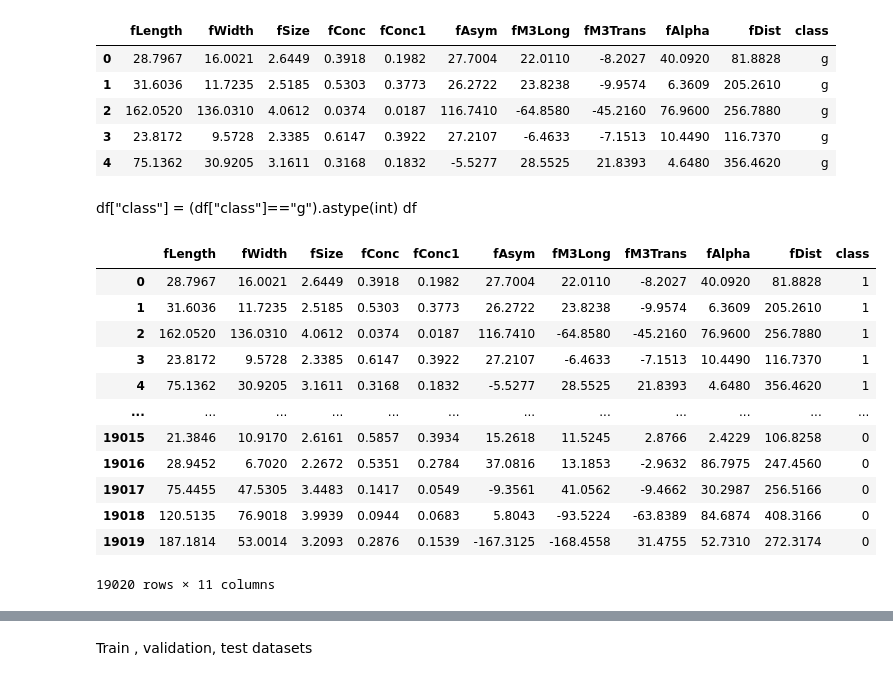
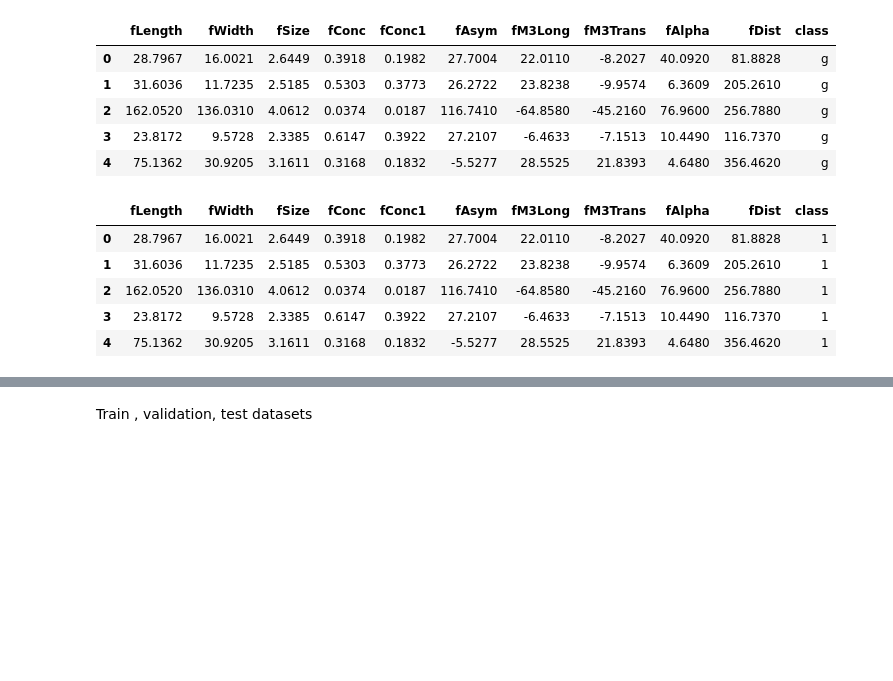
Before and after one commit to LuchithaP/Machine-Learning, a Jupyter notebook: GammaMagicTelescope.ipynb, the cells around one changed output, grey strips where cells are left out. Drawn from its saved outputs; the diff is of its cells as text; code cells hidden in the pictures; blank space fills up the shorter version.

```diff
--- a/GammaMagicTelescope.ipynb
+++ b/GammaMagicTelescope.ipynb
@@ -17,26 +18,16 @@ df.head()
 | 2 | 162.0520 | 136.0310 | 4.0612 | 0.0374 | 0.0187 | 116.7410 | -64.8580 | -45.2160 | 76.9600 | 256.7880 | g |
 | 3 | 23.8172 | 9.5728 | 2.3385 | 0.6147 | 0.3922 | 27.2107 | -6.4633 | -7.1513 | 10.4490 | 116.7370 | g |
 | 4 | 75.1362 | 30.9205 | 3.1611 | 0.3168 | 0.1832 | -5.5277 | 28.5525 | 21.8393 | 4.6480 | 356.4620 | g |
-# %% [markdown]
-df["class"] = (df["class"]=="g").astype(int)
-df
 # %%
 df["class"] = (df["class"] == "g").astype(int)
-df
+df.head()
 # %% [output]
 |  | fLength | fWidth | fSize | fConc | fConc1 | fAsym | fM3Long | fM3Trans | fAlpha | fDist | class |
 | 0 | 28.7967 | 16.0021 | 2.6449 | 0.3918 | 0.1982 | 27.7004 | 22.0110 | -8.2027 | 40.0920 | 81.8828 | 1 |
 | 1 | 31.6036 | 11.7235 | 2.5185 | 0.5303 | 0.3773 | 26.2722 | 23.8238 | -9.9574 | 6.3609 | 205.2610 | 1 |
 | 2 | 162.0520 | 136.0310 | 4.0612 | 0.0374 | 0.0187 | 116.7410 | -64.8580 | -45.2160 | 76.9600 | 256.7880 | 1 |
 | 3 | 23.8172 | 9.5728 | 2.3385 | 0.6147 | 0.3922 | 27.2107 | -6.4633 | -7.1513 | 10.4490 | 116.7370 | 1 |
 | 4 | 75.1362 | 30.9205 | 3.1611 | 0.3168 | 0.1832 | -5.5277 | 28.5525 | 21.8393 | 4.6480 | 356.4620 | 1 |
-| ... | ... | ... | ... | ... | ... | ... | ... | ... | ... | ... | ... |
-| 19015 | 21.3846 | 10.9170 | 2.6161 | 0.5857 | 0.3934 | 15.2618 | 11.5245 | 2.8766 | 2.4229 | 106.8258 | 0 |
-| 19016 | 28.9452 | 6.7020 | 2.2672 | 0.5351 | 0.2784 | 37.0816 | 13.1853 | -2.9632 | 86.7975 | 247.4560 | 0 |
-| 19017 | 75.4455 | 47.5305 | 3.4483 | 0.1417 | 0.0549 | -9.3561 | 41.0562 | -9.4662 | 30.2987 | 256.5166 | 0 |
-| 19018 | 120.5135 | 76.9018 | 3.9939 | 0.0944 | 0.0683 | 5.8043 | -93.5224 | -63.8389 | 84.6874 | 408.3166 | 0 |
-| 19019 | 187.1814 | 53.0014 | 3.2093 | 0.2876 | 0.1539 | -167.3125 | -168.4558 | 31.4755 | 52.7310 | 272.3174 | 0 |
-19020 rows × 11 columns
 # %%
 for label in cols[:-1]:
   plt.hist(df[df["class"] == 1 ][label], color="blue",label = "gamma", alpha = 0.7, density = True)
```
Also changed, not shown: parts of 12 cells of this notebook.
